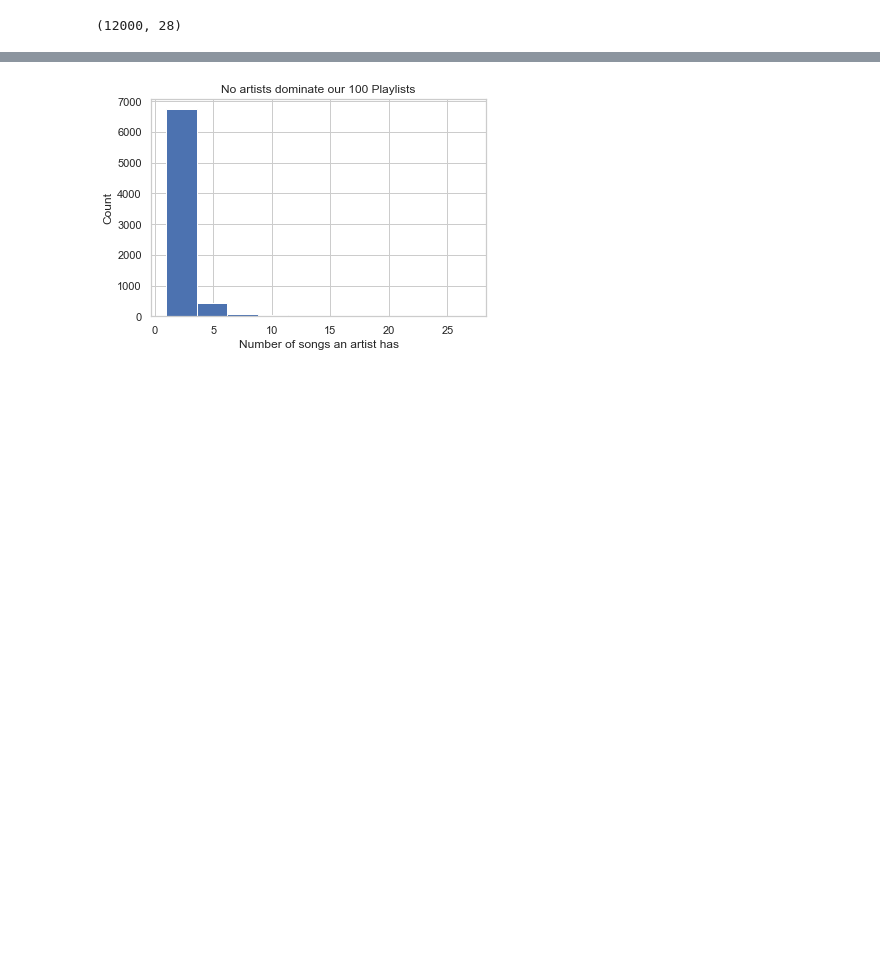
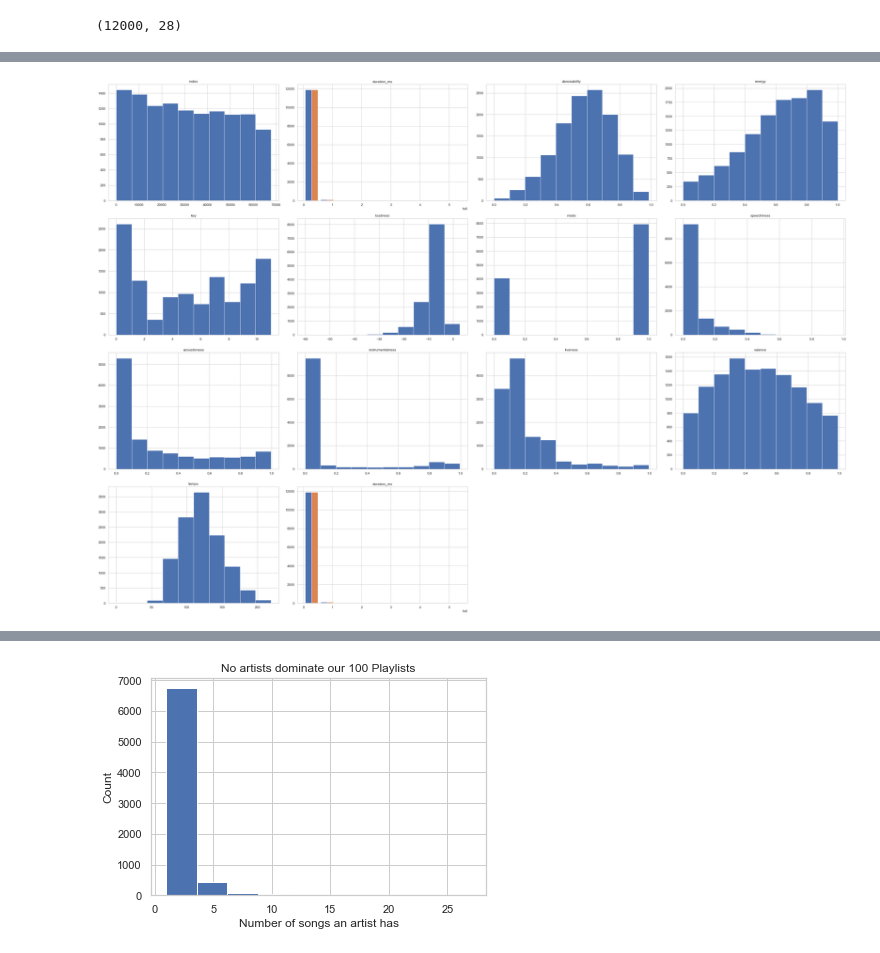
Before and after one commit to sumed-h/SpotifySongRecAudFeatures, a Jupyter notebook: Notebooks/jan13.ipynb, the cells around one changed output, grey strips where cells are left out. Drawn from its saved outputs; the diff is of its cells as text; code cells hidden in the pictures; blank space fills up the shorter version.

```diff
--- a/Notebooks/jan13.ipynb
+++ b/Notebooks/jan13.ipynb
@@ -677,0 +758,7 @@ ax.add_patch(Rectangle((4, 2), 1, 1, fill=False, edgecolor='red', lw=3));
+# %%
+#check for distributions
+spotify_df.hist(figsize=(35,25))
+plt.tight_layout()
+plt.show()
+# %% [output]
+[figure, added]
```
Also changed, not shown: parts of 40 cells of this notebook.
